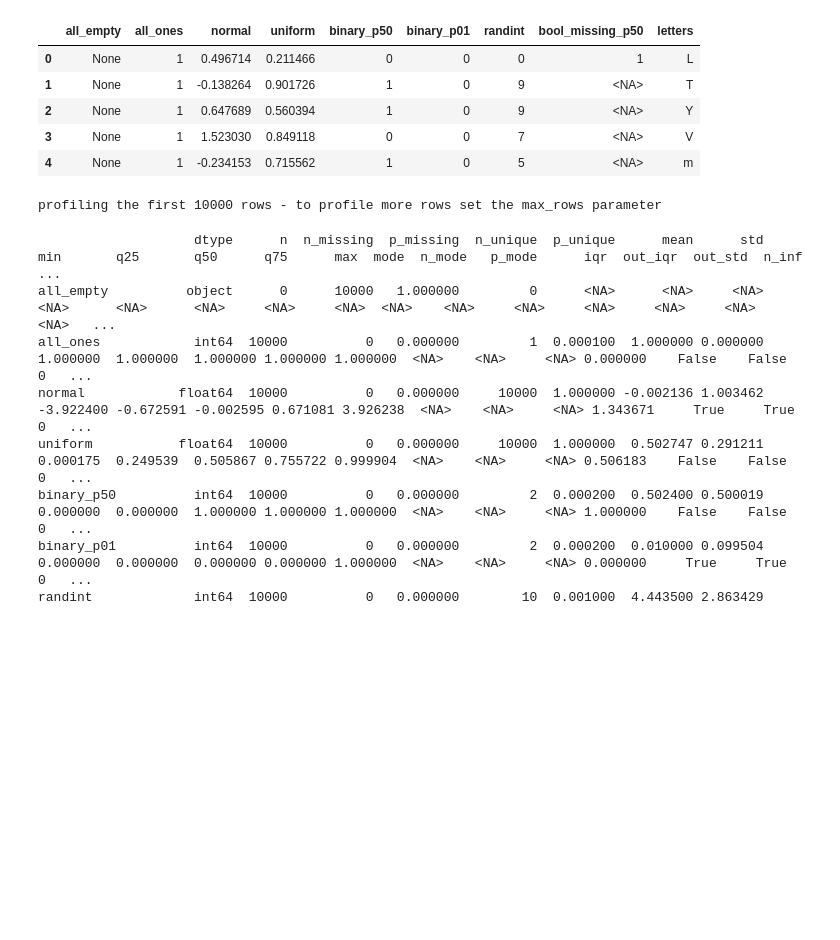
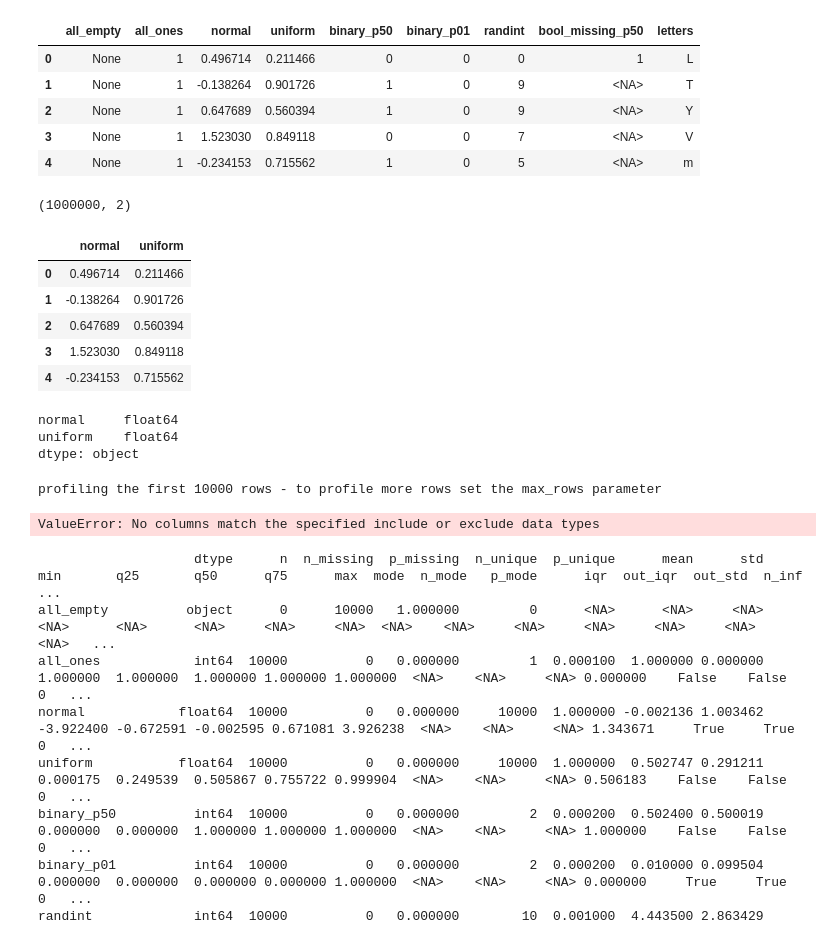
Before and after one commit to dkidney/kidneypy, a Jupyter notebook: notebooks/experiments.ipynb, the cells around one changed output. Cells and saved outputs as stored; diff of their text form; code cells hidden in the pictures; blank space fills up the shorter version.

Commit message:
bugfix all float columns

```diff
--- a/notebooks/experiments.ipynb
+++ b/notebooks/experiments.ipynb
@@ -29,10 +29,29 @@ df.head()
 | 2 | None | 1 | 0.647689 | 0.560394 | 1 | 0 | 9 | <NA> | Y |
 | 3 | None | 1 | 1.523030 | 0.849118 | 0 | 0 | 7 | <NA> | V |
 | 4 | None | 1 | -0.234153 | 0.715562 | 1 | 0 | 5 | <NA> | m |
+# %%
+df = df[['normal', 'uniform']]
+print(df.shape)
+df.head()
+# %% [output]
+(1000000, 2)
+|  | normal | uniform |
+| 0 | 0.496714 | 0.211466 |
+| 1 | -0.138264 | 0.901726 |
+| 2 | 0.647689 | 0.560394 |
+| 3 | 1.523030 | 0.849118 |
+| 4 | -0.234153 | 0.715562 |
+# %%
+df.dtypes
+# %% [output]
+normal     float64
+uniform    float64
+dtype: object
 # %%
 prof = Profiler(df)
 # %% [output]
 profiling the first 10000 rows - to profile more rows set the max_rows parameter
+ValueError: No columns match the specified include or exclude data types
 # %%
 prof
 # %% [output]
```
Also changed, not shown: 6 other files.
